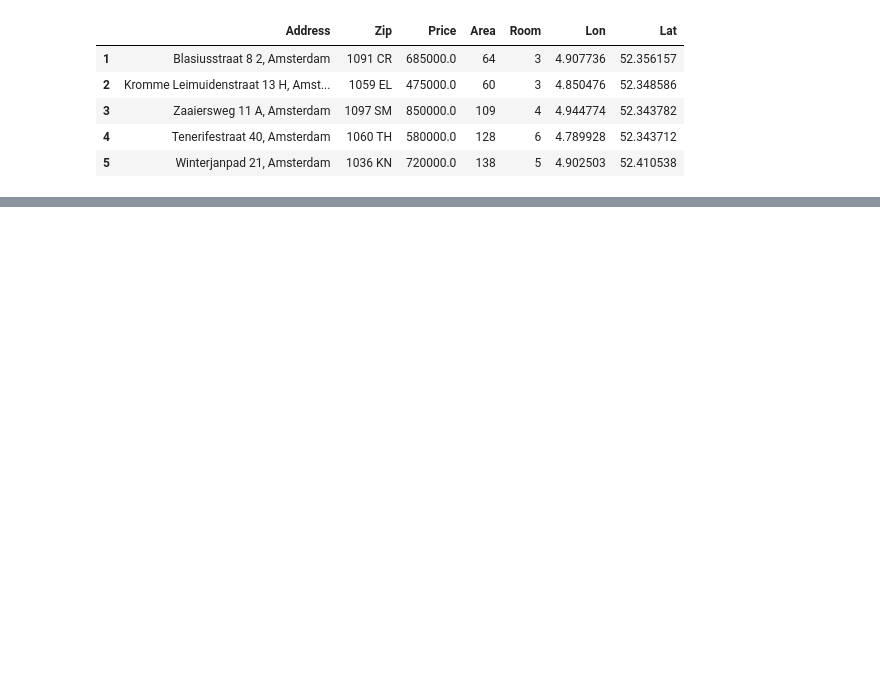
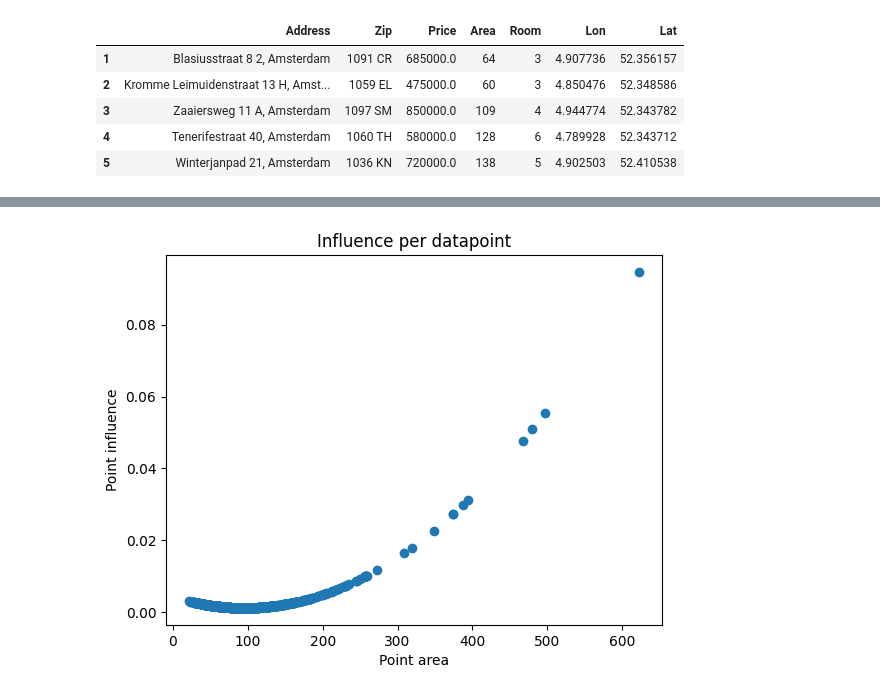
Before and after one commit to pcs03/foe-exercises, a Jupyter notebook: statistics/ws2/ws2.ipynb, the cells around one changed output, grey strips where cells are left out. Cells and saved outputs as stored; diff of their text form; code cells hidden in the pictures; blank space fills up the shorter version.

```diff
--- a/statistics/ws2/ws2.ipynb
+++ b/statistics/ws2/ws2.ipynb
@@ -46,0 +99,3 @@ df.head()
+# %%
+model = sm.OLS(df['Price'], sm.add_constant(df['Area'])).fit()
+model.summary()
@@ -46,0 +167,3 @@ df.head()
+# %%
+influence = model.get_influence()
+influence_summary = influence.summary_frame()
@@ -46,0 +184,8 @@ df.head()
+# %%
+plt.scatter(x=df['Area'], y=influence_summary['hat_diag'])
+plt.xlabel("Point area")
+plt.ylabel("Point influence")
+plt.title("Influence per datapoint")
+plt.show()
+# %% [output]
+[figure, added]
```
Also changed, not shown: parts of 33 cells of this notebook, 9 other files.
